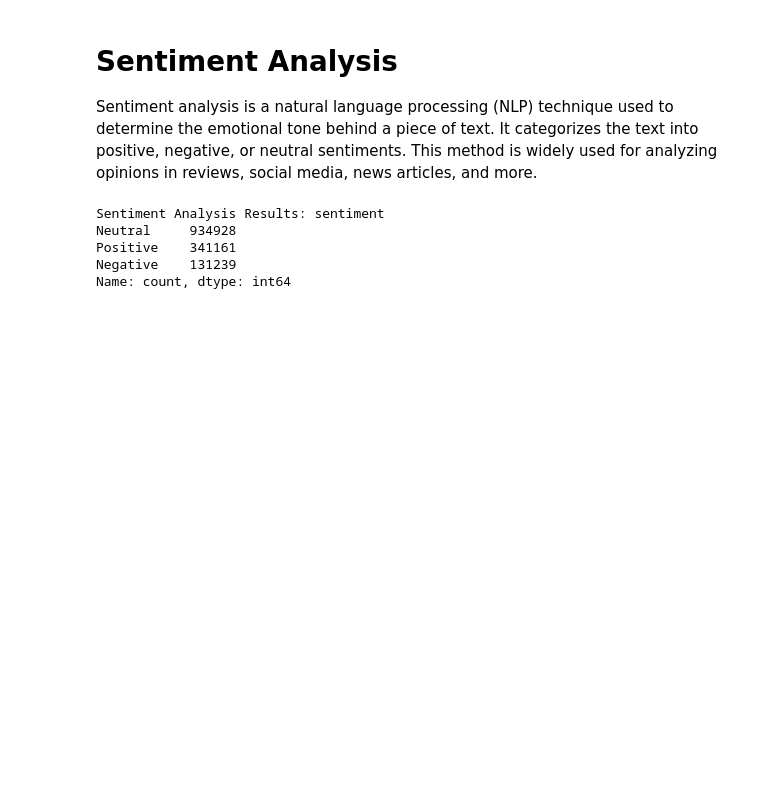
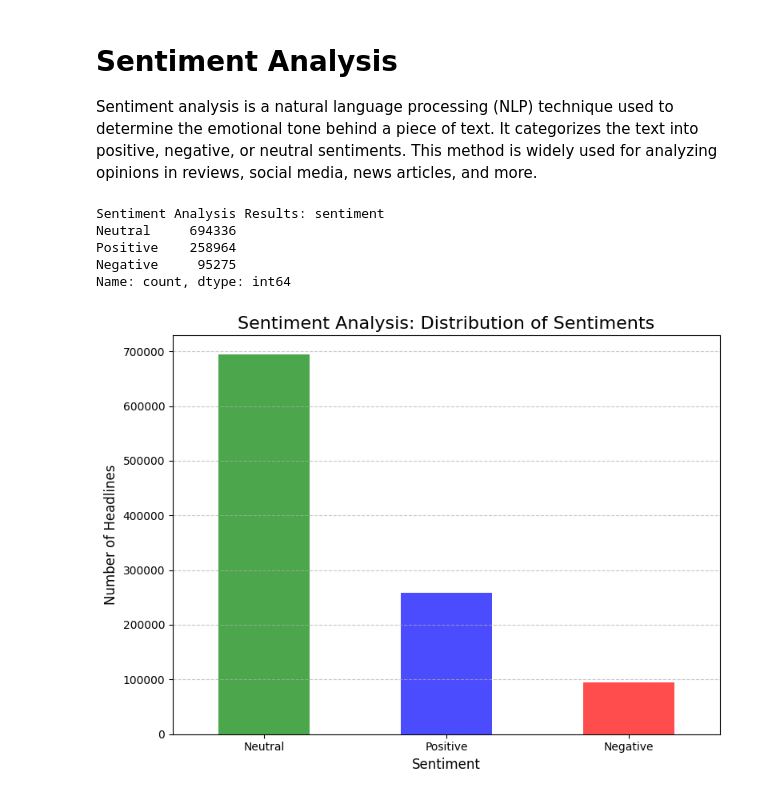
Before and after one commit to mubarek4566/Stoke_market_prediction_w1, a Jupyter notebook: notebooks/Stoke_prediction.ipynb, the cells around one changed output. Cells and saved outputs as stored; diff of their text form; code cells hidden in the pictures; blank space fills up the shorter version.

Commit message:
This is the Updated analysis code

```diff
--- a/Stoke_prediction.ipynb
+++ b/notebooks/Stoke_prediction.ipynb
@@ -28,5 +46,6 @@ df
-# %%
-df = df.drop(columns=["Unnamed: 0"])
+# %%
+# removing Unnamed column from the dataset
+df= df.loc[:,~df.columns.str.contains("Unnamed")]
 # %%
 df.info()
 # %% [output]
@@ -160,7 +179,24 @@ sentiment_counts = df['sentiment'].value_counts()
 print(f"\nSentiment Analysis Results: {sentiment_counts}")
 # %% [output]
 Sentiment Analysis Results: sentiment
-Neutral     934928
-Positive    341161
-Negative    131239
+Neutral     694336
+Positive    258964
+Negative     95275
 Name: count, dtype: int64
+# %%
+# Bar chart for sentiment analysis
+plt.figure(figsize=(8, 6))
+sentiment_counts.plot(kind='bar', color=['green', 'blue', 'red'], alpha=0.7)
+
+# Customize the plot
+plt.title('Sentiment Analysis: Distribution of Sentiments', fontsize=16)
+plt.xlabel('Sentiment', fontsize=12)
+plt.ylabel('Number of Headlines', fontsize=12)
+plt.xticks(rotation=0)  # Rotate x-axis labels if necessary
+plt.grid(axis='y', linestyle='--', alpha=0.7)
+plt.tight_layout()
+
+# Show the plot
+plt.show()
+# %% [output]
+[figure, added]
```
Also changed, not shown: parts of 9 cells of this notebook, 1 other file.
